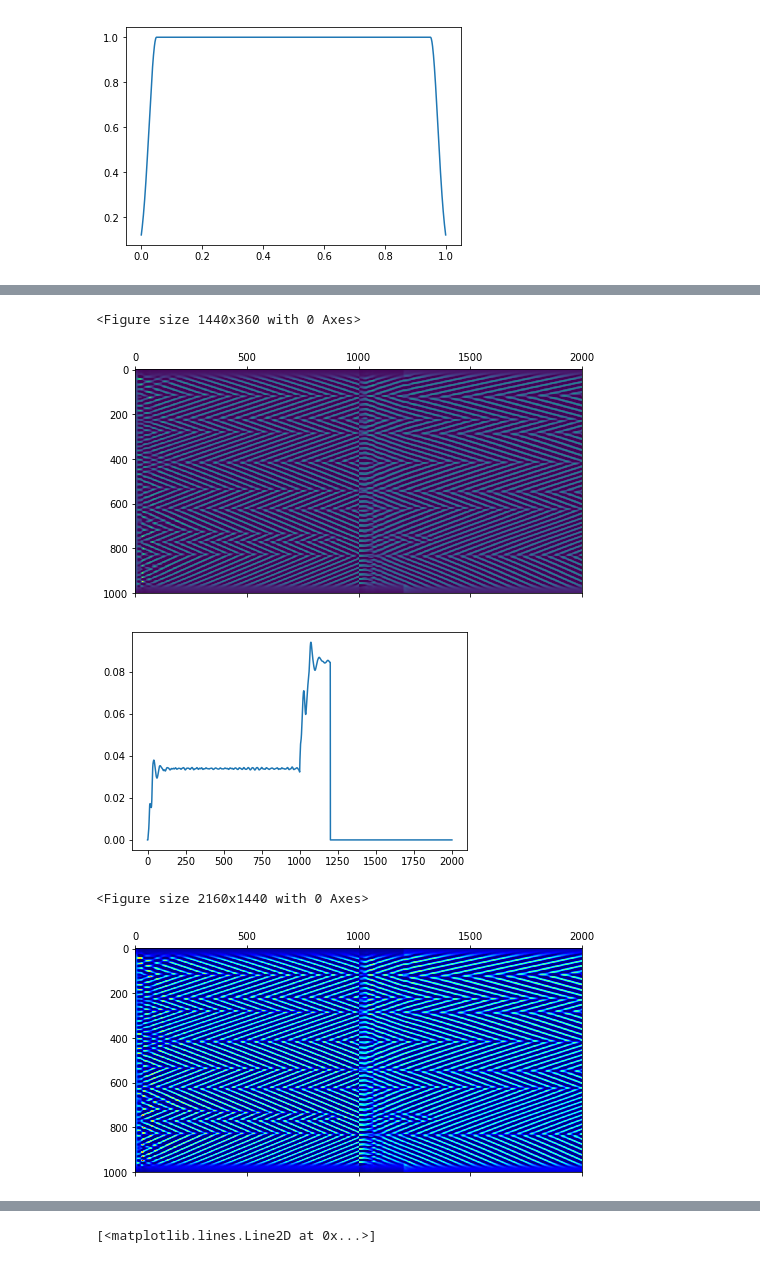
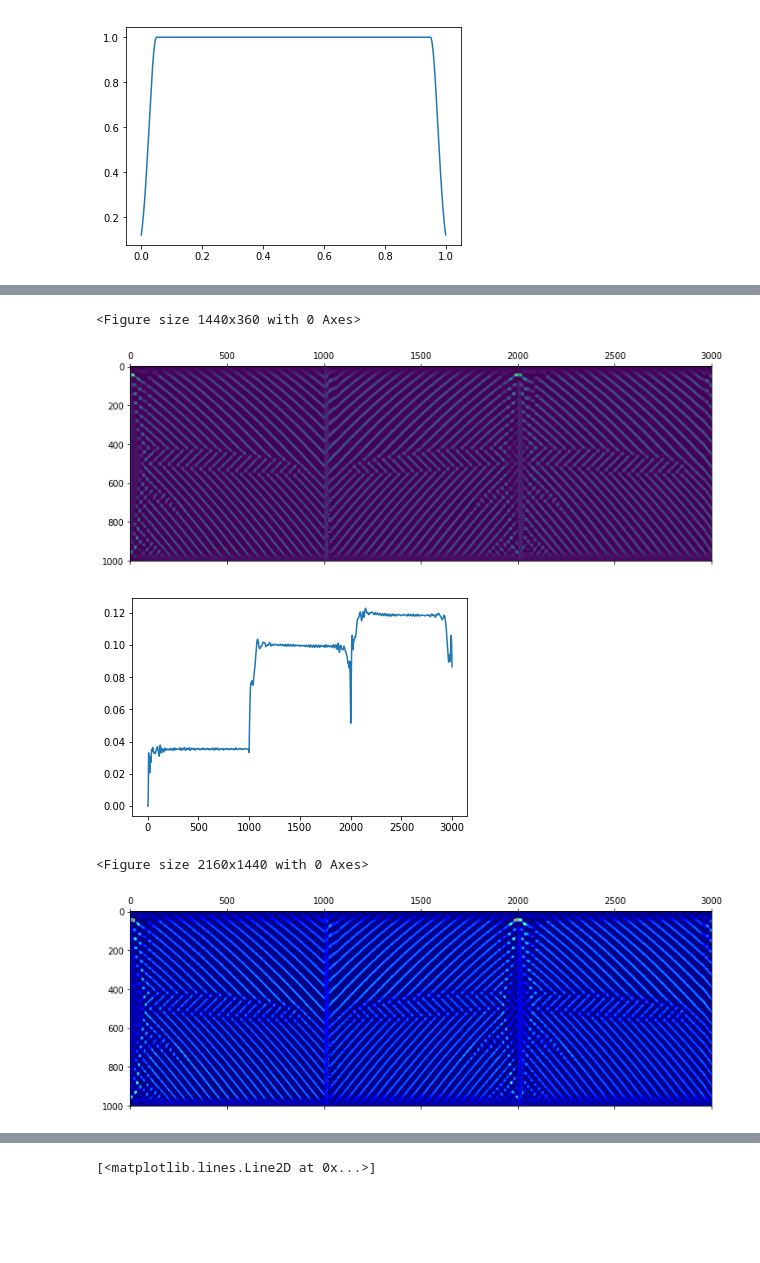
Before and after one commit to mirkoklukas/htmresearch, a Jupyter notebook: projects/gridcells/jupyter/CAN/1d CAN - with place code.ipynb, the cells around one changed output, grey strips where cells are left out. Drawn from its saved outputs; the diff is of its cells as text; code cells hidden in the pictures; blank space fills up the shorter version.

```diff
--- a/projects/gridcells/jupyter/CAN/1d CAN - with place code.ipynb
+++ b/projects/gridcells/jupyter/CAN/1d CAN - with place code.ipynb
@@ -13,7 +13,7 @@ from htmresearch.support.cans.basic_dynamics import *
 # %%
 
 
-r = 200.
+r = 100.
 n = 1000
 m = 200
 
@@ -50,7 +50,7 @@ plt.show()
 # %%
 
-max_boost = 25.
-min_boost = 5.
+max_boost = 65.
+min_boost = 10.
 
 # boost_mask = (max_boost - min_boost)*np.linspace(0.,1.,num=n)**2 + min_boost
 boost_mask = np.linspace(min_boost,max_boost,num=n)
@@ -67,14 +67,14 @@ plt.plot(np.linspace(0.,1.,n),A);
 # %% [output]
 [figure]
 # %%
-T = 5000
+T = 3000
 
 
 
 
 def bump(mu):
     x = np.linspace(0., r, num=m)
-    return np.exp(-(x - mu)**2/0.1)
+    return np.exp(-(x - mu)**2/1.1)
 
 X  = np.zeros((T,m))
 dX = np.ones(T)
@@ -82,13 +82,12 @@ mu=0.0
 trail = []
 sign = 1.
 for t in range(T):
-    if np.random.sample() < 0.001:
+    if np.random.sample() < 0.000:
         sign *= -1
         dX[t] = 0.
-#     if t%1000 ==0:
-#         sign *= -1.
-    mu += sign * 0.05
-#     mu = mu%r
+
+    mu += sign * 0.1
+
     if mu > r or mu <0:
         sign *= -1.
         dX[t] = 0.
@@ -99,4 +98,7 @@ for t in range(T):
 
 # plt.plot(bump(0.5*r))
 plt.plot(trail)
+
+plt.figure(figsize=(20,10))
+plt.imshow(X[:1000].T)
 # %% [output]
@@ -105,5 +108,5 @@ plt.plot(trail)
 # %%
-T = 2000
+T = 3000
 
 
 
@@ -157,7 +160,7 @@ s_avg = np.zeros(n)
 x_avg = np.zeros(m)
 
 dt  = 0.1
-tau = 0.4
+tau = 0.3
 assert(dt < tau)
 
 F = np.zeros((T,n))
@@ -165,15 +168,17 @@ B = np.zeros((T,n))
 
 timer = -1
 
-for t in range(1,T):
+alpha_boost = 0.01
+
+for t in range(2,T):
     tonic = 0.1
     s = S[t-1]
 #     x = np.zeros(m)
     x = X[t]
 
     F[t] = np.dot(W_fwrd, x)
-    if t > 1200:
-        F[t] = np.zeros(n)
+#     if t > 1200:
+#         F[t] = np.zeros(n)
     b = 100.*F[t] + tonic + boost_mask*boost
 
     s_  = evolve(W_rec, b, s, A, dt, tau)
@@ -186,7 +191,7 @@ for t in range(1,T):
     S[t] = s_
 
 
-    alpha_boost = 0.01
+
 
     boost = (1. - alpha_boost)*boost - alpha_boost*(s_ - np.mean(s_))
     B[t] = boost[:]
@@ -200,43 +205,43 @@ for t in range(1,T):
         if dX[t] == 0.:
             timer = 20
 
             boost = - (s_ - np.mean(s_))
 
         if timer > 0:
                 timer -= 1
                 alpha_boost = .7
         else:
                 alpha_boost=0.01
 
         dW_fwrd  = eta*( np.outer(s_, x_avg) - np.outer(s_avg, x) )
 
         x_avg = (1. - alpha_x)*x_avg + alpha_x*x
         s_avg = (1. - alpha_s)*s_avg + alpha_s*s_
 
 
         W_fwrd   = 0.99999*W_fwrd + dW_fwrd
         W_fwrd  += dW_fwrd
         W_fwrd   = np.maximum(W_fwrd, 0.)
 
 
 plt.figure(figsize=(20,5))
-plt.matshow(S[-3000:].T)
+plt.matshow(S[:3000].T)
 plt.show()
 
 
 plt.plot(np.linalg.norm(F, axis=1))
 plt.show()
 # %% [output]
 <Figure size 1440x360 with 0 Axes>
-[figure, old version]
+[figure, new version]
-[figure, old version]
+[figure, new version]
 # %%
 plt.figure(figsize=(30,20))
-plt.matshow(S[0:].T, cmap="jet")
+plt.matshow(S[0:20000].T, cmap="jet")
 plt.show()
 # %% [output]
 <Figure size 2160x1440 with 0 Axes>
-[figure, old version]
+[figure, new version]
 # %%
 
 
```
Also changed, not shown: parts of 6 cells of this notebook.
